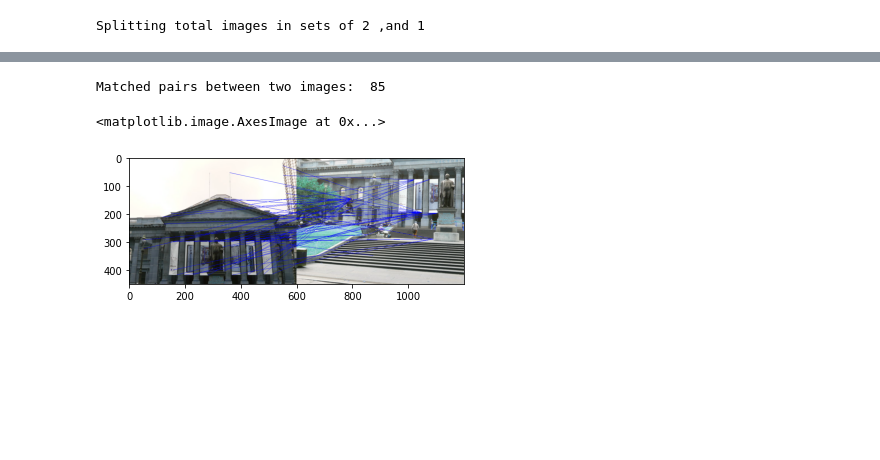
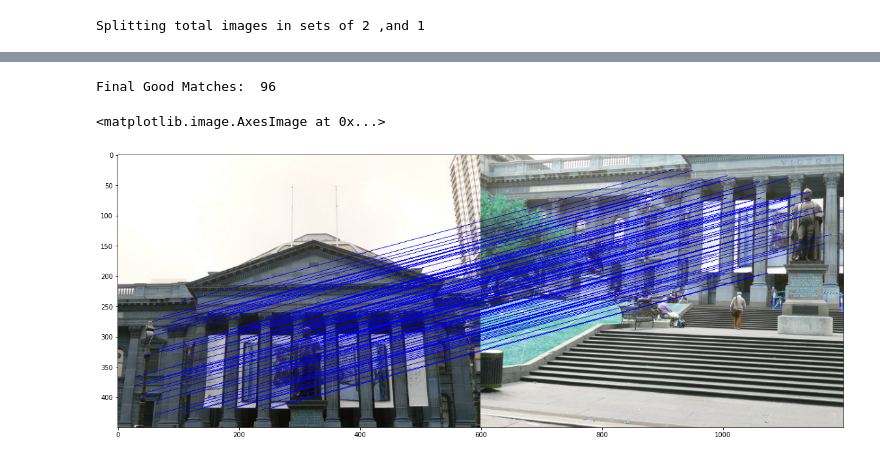
Before and after one commit to siddharthtelang/Panorama_Stitching, a Jupyter notebook: TraditionalWay/Code/stitch.ipynb, the cells around one changed output, grey strips where cells are left out. Cells and saved outputs as stored; diff of their text form; code cells hidden in the pictures; blank space fills up the shorter version.

```diff
--- a/TraditionalWay/Code/stitch.ipynb
+++ b/TraditionalWay/Code/stitch.ipynb
@@ -241,8 +241,3 @@ plt.imshow(matched)
-# %%
-matched_pairs = getPairs(images[0], images[2], anms_corners[0], anms_corners[2])
-matched = showMatches(images[0], images[2], matched_pairs, "matches")
-plt.imshow(matched)
-# %% [output]
-Matched pairs between two images:  85
-<matplotlib.image.AxesImage at 0x...>
-[figure, removed]
+# %%
+def calcError(set1: np.ndarray, set2:np.ndarray):
+    return np.linalg.norm(set1-set2, axis=1)
@@ -248,0 +291,9 @@ Matched pairs between two images:  85
+# %%
+H, final_matches = filterOutliers(matched_pairs, threshold=5)
+img_match = showMatches(images[0], images[2], final_matches, "final matches")
+plt.figure(figsize=(20,20))
+plt.imshow(img_match)
+# %% [output]
+Final Good Matches:  96
+<matplotlib.image.AxesImage at 0x...>
+[figure, added]
```
Also changed, not shown: parts of 8 cells of this notebook.
